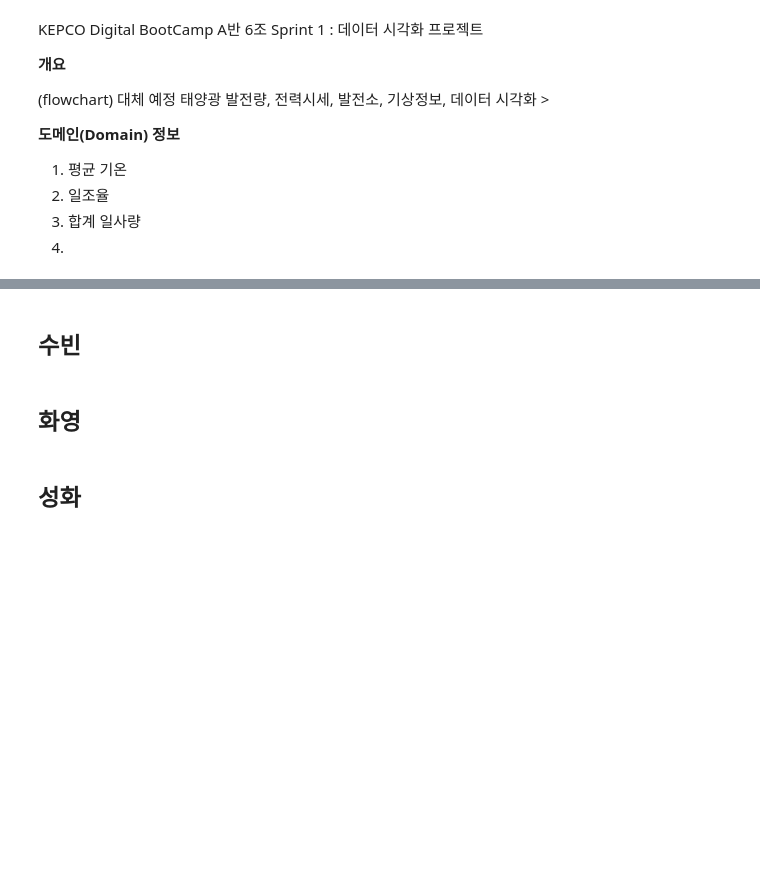
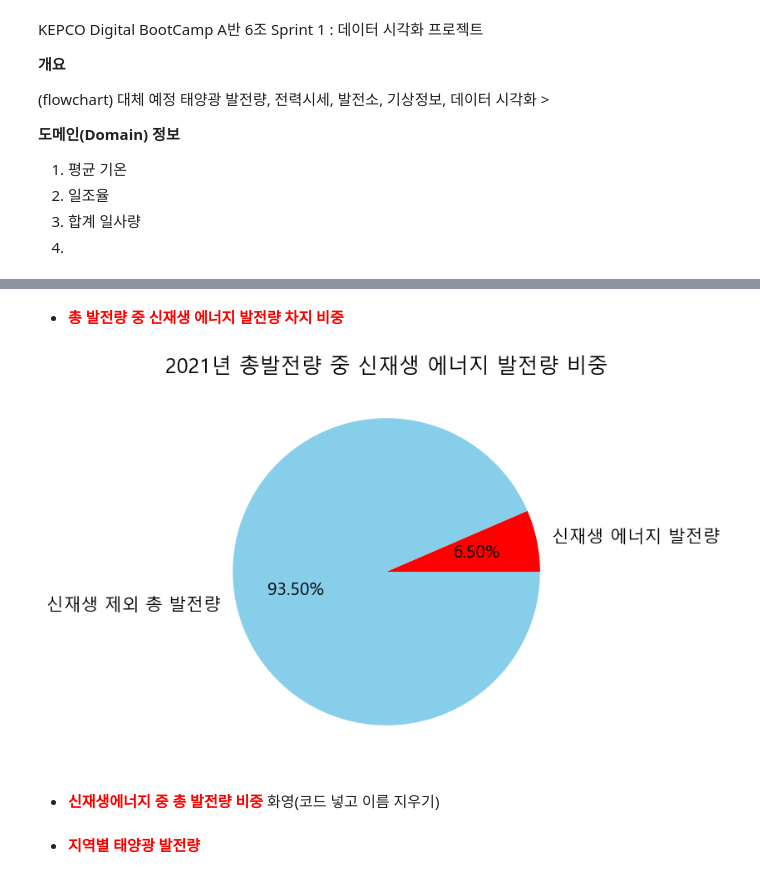
Before and after one commit to iiiiin/KEPCO-Digital-Bootcamp_sprint-1, a Jupyter notebook: Untitled-1.ipynb, the cells around one changed output, grey strips where cells are left out. Drawn from its saved outputs; the diff is of its cells as text; code cells hidden in the pictures; blank space fills up the shorter version.

```diff
--- a/Untitled-1.ipynb
+++ b/Untitled-1.ipynb
@@ -28,6 +30,0 @@ pd.set_option('mode.chained_assignment',  None)         # 경고 미출력
-# %% [markdown]
-## 수빈
-# %% [markdown]
-## 화영
-# %% [markdown]
-## 성화
@@ -35,0 +31,20 @@ pd.set_option('mode.chained_assignment',  None)         # 경고 미출력
+# %% [markdown]
+- <span style='color:red'><b>총 발전량 중 신재생 에너지 발전량 차지 비중</b></span>
+# %%
+# 2021년
+
+portion = pd.read_csv('data1/전체 발전량 중 신재생 에너지 비중.csv',encoding='cp949')
+portion = portion.iloc[-1,2:]
+portion
+portion['총발전량'] -= portion['신재생']
+# 총발전량 + 신재생 이 전체 pie이므로 총발전량을 초과, 따라서 -(신재생)
+portion.name=''
+portion.plot.pie(figsize=(11,6),colors=['red','skyblue'],
+                 labels=['신재생 에너지 발전량','신재생 제외 총 발전량'],
+                 autopct='%1.2f%%')
+plt.title('2021년 총발전량 중 신재생 에너지 발전량 비중')
+plt.show()
+# %% [output]
+[figure, added]
+# %% [markdown]
+- <span style='color:red'><b>신재생에너지 중 총 발전량 비중</b></span> 화영(코드 넣고 이름 지우기)
@@ -35,0 +53,2 @@ pd.set_option('mode.chained_assignment',  None)         # 경고 미출력
+# %% [markdown]
+- <span style='color:red'><b>지역별 태양광 발전량</b></span>
```
Also changed, not shown: parts of 57 cells of this notebook, 1 other file.
